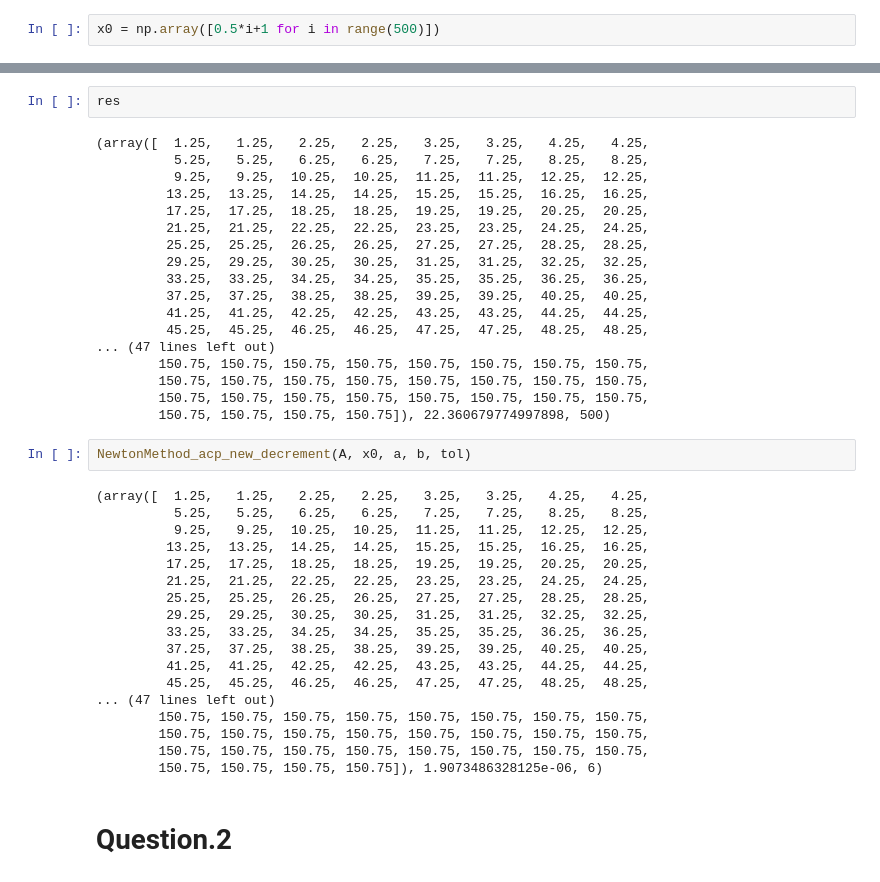
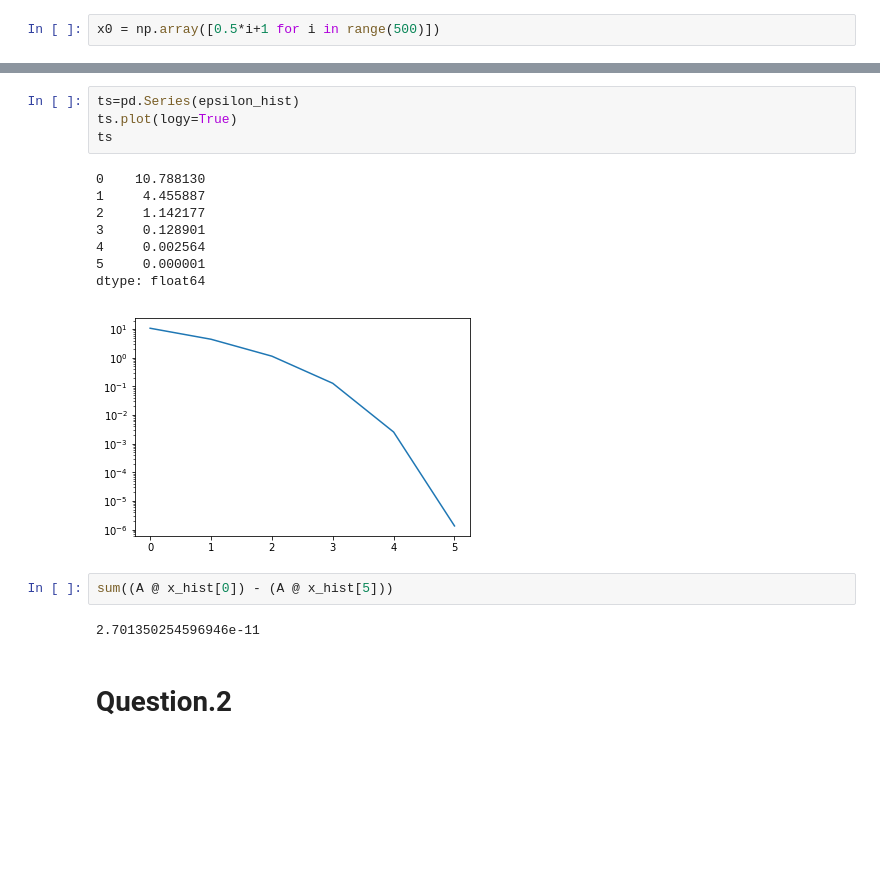
Before and after one commit to jjusuf/MTH-9842, a Jupyter notebook: HW4/9842HW4_GroupL.ipynb, the cells around one changed output, grey strips where cells are left out. Saved outputs shown, nothing was run; the diff lists cells and outputs as text; blank space fills up the shorter version.

```diff
--- a/HW4/9842HW4_GroupL.ipynb
+++ b/HW4/9842HW4_GroupL.ipynb
@@ -243,43 +520,20 @@ res=NewtonMethod_acp(A, x0, a, b, tol)
-# %%
-res
-# %% [output]
-(array([  1.25,   1.25,   2.25,   2.25,   3.25,   3.25,   4.25,   4.25,
-          5.25,   5.25,   6.25,   6.25,   7.25,   7.25,   8.25,   8.25,
-          9.25,   9.25,  10.25,  10.25,  11.25,  11.25,  12.25,  12.25,
-         13.25,  13.25,  14.25,  14.25,  15.25,  15.25,  16.25,  16.25,
-         17.25,  17.25,  18.25,  18.25,  19.25,  19.25,  20.25,  20.25,
-         21.25,  21.25,  22.25,  22.25,  23.25,  23.25,  24.25,  24.25,
-         25.25,  25.25,  26.25,  26.25,  27.25,  27.25,  28.25,  28.25,
-         29.25,  29.25,  30.25,  30.25,  31.25,  31.25,  32.25,  32.25,
-         33.25,  33.25,  34.25,  34.25,  35.25,  35.25,  36.25,  36.25,
-         37.25,  37.25,  38.25,  38.25,  39.25,  39.25,  40.25,  40.25,
-         41.25,  41.25,  42.25,  42.25,  43.25,  43.25,  44.25,  44.25,
-         45.25,  45.25,  46.25,  46.25,  47.25,  47.25,  48.25,  48.25,
-... (47 lines left out)
-        150.75, 150.75, 150.75, 150.75, 150.75, 150.75, 150.75, 150.75,
-        150.75, 150.75, 150.75, 150.75, 150.75, 150.75, 150.75, 150.75,
-        150.75, 150.75, 150.75, 150.75, 150.75, 150.75, 150.75, 150.75,
-        150.75, 150.75, 150.75, 150.75]), 22.360679774997898, 500)
-# %%
-NewtonMethod_acp_new_decrement(A, x0, a, b, tol)
-# %% [output]
-(array([  1.25,   1.25,   2.25,   2.25,   3.25,   3.25,   4.25,   4.25,
-          5.25,   5.25,   6.25,   6.25,   7.25,   7.25,   8.25,   8.25,
-          9.25,   9.25,  10.25,  10.25,  11.25,  11.25,  12.25,  12.25,
-         13.25,  13.25,  14.25,  14.25,  15.25,  15.25,  16.25,  16.25,
-         17.25,  17.25,  18.25,  18.25,  19.25,  19.25,  20.25,  20.25,
-         21.25,  21.25,  22.25,  22.25,  23.25,  23.25,  24.25,  24.25,
-         25.25,  25.25,  26.25,  26.25,  27.25,  27.25,  28.25,  28.25,
-         29.25,  29.25,  30.25,  30.25,  31.25,  31.25,  32.25,  32.25,
-         33.25,  33.25,  34.25,  34.25,  35.25,  35.25,  36.25,  36.25,
-         37.25,  37.25,  38.25,  38.25,  39.25,  39.25,  40.25,  40.25,
-         41.25,  41.25,  42.25,  42.25,  43.25,  43.25,  44.25,  44.25,
-         45.25,  45.25,  46.25,  46.25,  47.25,  47.25,  48.25,  48.25,
-... (47 lines left out)
-        150.75, 150.75, 150.75, 150.75, 150.75, 150.75, 150.75, 150.75,
-        150.75, 150.75, 150.75, 150.75, 150.75, 150.75, 150.75, 150.75,
-        150.75, 150.75, 150.75, 150.75, 150.75, 150.75, 150.75, 150.75,
-        150.75, 150.75, 150.75, 150.75]), 1.9073486328125e-06, 6)
+# %%
+ts=pd.Series(epsilon_hist)
+ts.plot(logy=True)
+ts
+# %% [output]
+0    10.788130
+1     4.455887
+2     1.142177
+3     0.128901
+4     0.002564
+5     0.000001
+dtype: float64
+[figure, added]
+# %%
+sum((A @ x_hist[0]) - (A @ x_hist[5]))
+# %% [output]
+2.701350254596946e-11
 # %% [markdown]
 # Question.2
 # %% [markdown]
```
Also changed, not shown: parts of 28 cells of this notebook.
